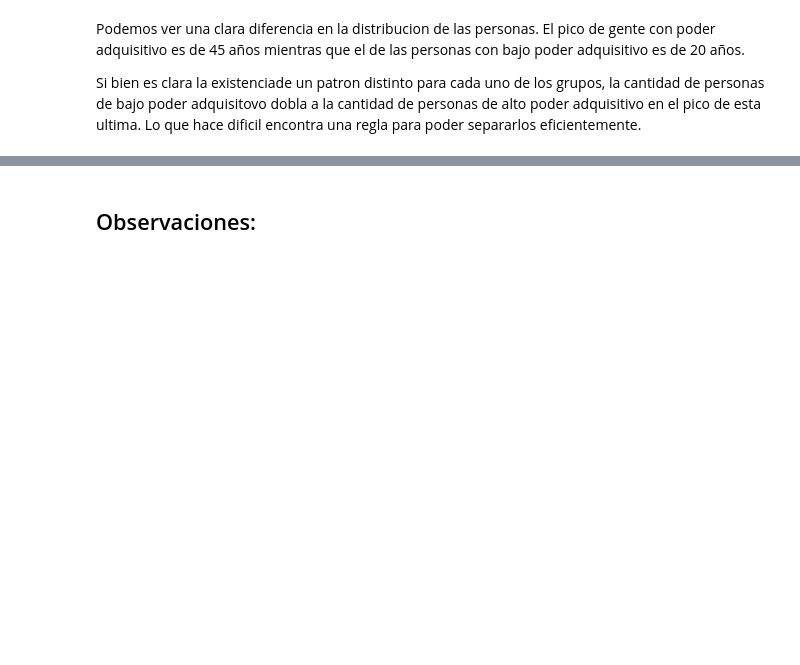
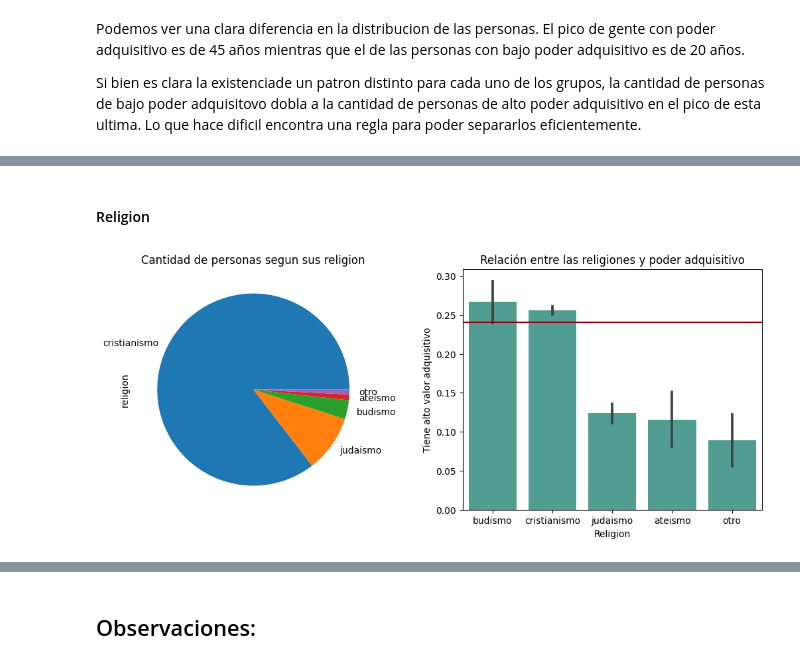
Before and after one commit to SantiValdezUlzurrun/TP-2021-1C-Organizacion-de-datos, a Jupyter notebook: INFORME.ipynb, the cells around one changed output, grey strips where cells are left out. Saved outputs shown, nothing was run; the diff lists cells and outputs as text; code cells hidden in the pictures; blank space fills up the shorter version.

```diff
--- a/INFORME.ipynb
+++ b/INFORME.ipynb
@@ -627,0 +680,30 @@ Si bien es clara la existenciade un patron distinto para cada uno de los grupos,
+# %% [markdown]
+#### Religion
+# %%
+fig, axes = plt.subplots(nrows=1, ncols=2, figsize=[6.4 * 2, 4.8], dpi=100)
+
+df['religion'].value_counts().plot(
+    kind='pie',
+     ax = axes[0],
+)
+axes[0].set(title = 'Cantidad de personas segun sus religion')
+
+
+df_religion = df[['religion', 'tiene_alto_valor_adquisitivo']].copy()
+indices = df_religion.groupby('religion')['tiene_alto_valor_adquisitivo'].aggregate(lambda x: np.mean(x))
+
+sns.barplot(
+    data=df_religion,
+    x='religion',
+    y='tiene_alto_valor_adquisitivo',
+    order= indices.sort_values(ascending=False).index,
+    ax = axes[1],
+    color = (68/255,170/255 ,153/255)
+)
+
+prom = df['tiene_alto_valor_adquisitivo'].mean()
+axes[1].set(xlabel = 'Religion', ylabel = 'Tiene alto valor adquisitivo', title = 'Relación entre las religiones y poder adquisitivo')
+axes[1].axhline(prom, color="darkred", label="Promedio de personas con alto VA")
+plt.show()
+# %% [output]
+[figure, added]
```
Also changed, not shown: parts of 15 cells of this notebook, 3 other files.
